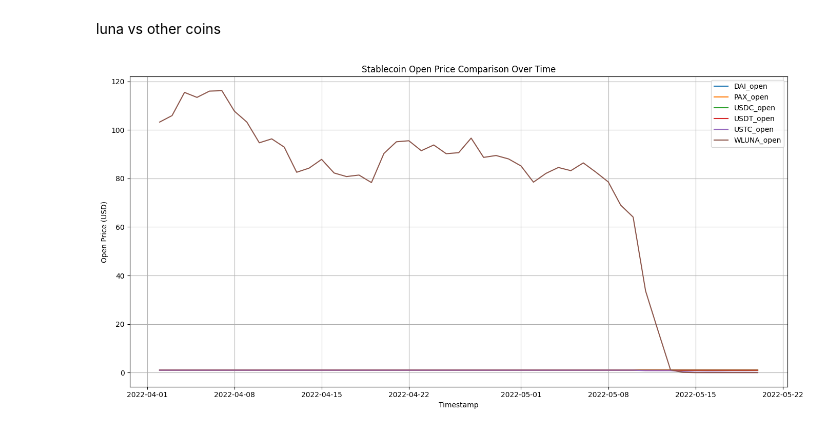
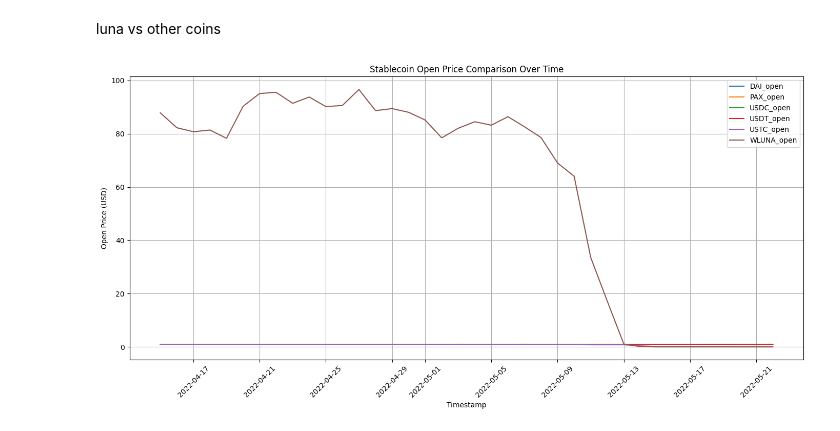
Before and after one commit to Dangomimikyu/ghostbusters, a Jupyter notebook: src/tokenData.ipynb, the cells around one changed output. Cells and saved outputs as stored; diff of their text form; code cells hidden in the pictures.

Commit message:
highlight token graphs

```diff
--- a/src/tokenData.ipynb
+++ b/src/tokenData.ipynb
@@ -169,14 +153,15 @@ USDT_df["timestamp"] = pd.to_datetime(USDT_df["timestamp"], unit="s", utc = True
 USTC_df["timestamp"] = pd.to_datetime(USTC_df["timestamp"], unit="s", utc = True)
 WLUNA_df["timestamp"] = pd.to_datetime(WLUNA_df["timestamp"], unit="s", utc = True)
 
-cutoff_date = pd.Timestamp("2022-05-20", tz="UTC")
+cutoff_date = pd.Timestamp("2022-05-22", tz="UTC")
+cutfrom_date = pd.Timestamp("2022-04-15", tz="UTC")
 
-DAI_df = DAI_df[DAI_df["timestamp"] <= cutoff_date]
-PAX_df = PAX_df[PAX_df["timestamp"] <= cutoff_date]
-USDC_df = USDC_df[USDC_df["timestamp"] <= cutoff_date]
-USDT_df = USDT_df[USDT_df["timestamp"] <= cutoff_date]
-USTC_df = USTC_df[USTC_df["timestamp"] <= cutoff_date]
-WLUNA_df = WLUNA_df[WLUNA_df["timestamp"] <= cutoff_date]
+DAI_df = DAI_df[(cutfrom_date <=  DAI_df["timestamp"]) & (DAI_df["timestamp"] <= cutoff_date)]
+PAX_df = PAX_df[(cutfrom_date <= PAX_df["timestamp"]) & (PAX_df["timestamp"] <= cutoff_date)]
+USDC_df = USDC_df[(cutfrom_date <= USDC_df["timestamp"]) & (USDC_df["timestamp"] <= cutoff_date)]
+USDT_df = USDT_df[(cutfrom_date <= USDT_df["timestamp"]) & (USDT_df["timestamp"] <= cutoff_date)]
+USTC_df = USTC_df[(cutfrom_date <= USTC_df["timestamp"]) & (USTC_df["timestamp"] <= cutoff_date)]
+WLUNA_df = WLUNA_df[(cutfrom_date <= WLUNA_df["timestamp"]) & (WLUNA_df["timestamp"] <= cutoff_date)]
 # %%
 mlp.figure(figsize=(14, 7))
 
@@ -190,31 +175,34 @@ mlp.plot(WLUNA_df["timestamp"], WLUNA_df["open"], label="WLUNA_open")
 # mlp.plot(DAI_df["timestamp"], DAI_df["close"], label="DAI_close")
 # mlp.plot(PAX_df["timestamp"], PAX_df["close"], label="PAX_close")
 # mlp.plot(USDC_df["timestamp"], USDC_df["close"], label="USDC_close")
 # mlp.plot(USDT_df["timestamp"], USDT_df["close"], label="USDT_close")
 # mlp.plot(USTC_df["timestamp"], USTC_df["close"], label="USTC_close")
 # mlp.plot(WLUNA_df["timestamp"], WLUNA_df["close"], label="WLUNA_close")
 
 # mlp.plot(DAI_df["timestamp"], DAI_df["high"], label="DAI_high")
 # mlp.plot(PAX_df["timestamp"], PAX_df["high"], label="PAX_high")
 # mlp.plot(USDC_df["timestamp"], USDC_df["high"], label="USDC_high")
 # mlp.plot(USDT_df["timestamp"], USDT_df["high"], label="USDT_high")
 # mlp.plot(USTC_df["timestamp"], USTC_df["high"], label="USTC_high")
 # mlp.plot(WLUNA_df["timestamp"], WLUNA_df["high"], label="WLUNA_high")
 
 # mlp.plot(DAI_df["timestamp"], DAI_df["low"], label="DAI_low")
 # mlp.plot(PAX_df["timestamp"], PAX_df["low"], label="PAX_low")
 # mlp.plot(USDC_df["timestamp"], USDC_df["low"], label="USDC_low")
 # mlp.plot(USDT_df["timestamp"], USDT_df["low"], label="USDT_low")
 # mlp.plot(USTC_df["timestamp"], USTC_df["low"], label="USTC_low")
 # mlp.plot(WLUNA_df["timestamp"], WLUNA_df["low"], label="WLUNA_low")
 
+
+
 mlp.xlabel("Timestamp")
 mlp.ylabel("Open Price (USD)")
 mlp.title("Stablecoin Open Price Comparison Over Time")
 mlp.legend()
+mlp.xticks(rotation = 45)
 mlp.grid(True)
 mlp.tight_layout()
 
 mlp.show()
 # %% [output]
-[figure, old version]
+[figure, new version]
```
Also changed, not shown: parts of 6 cells of this notebook.
